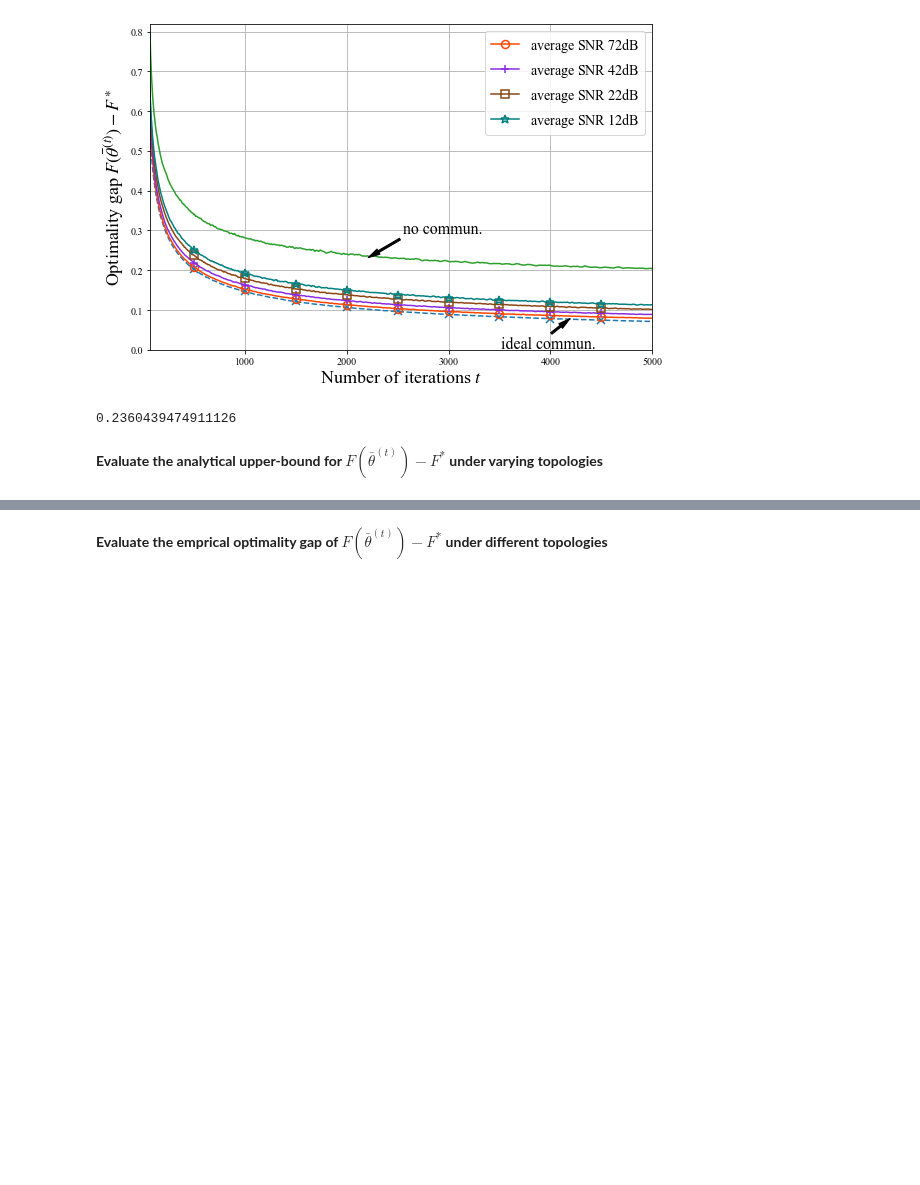
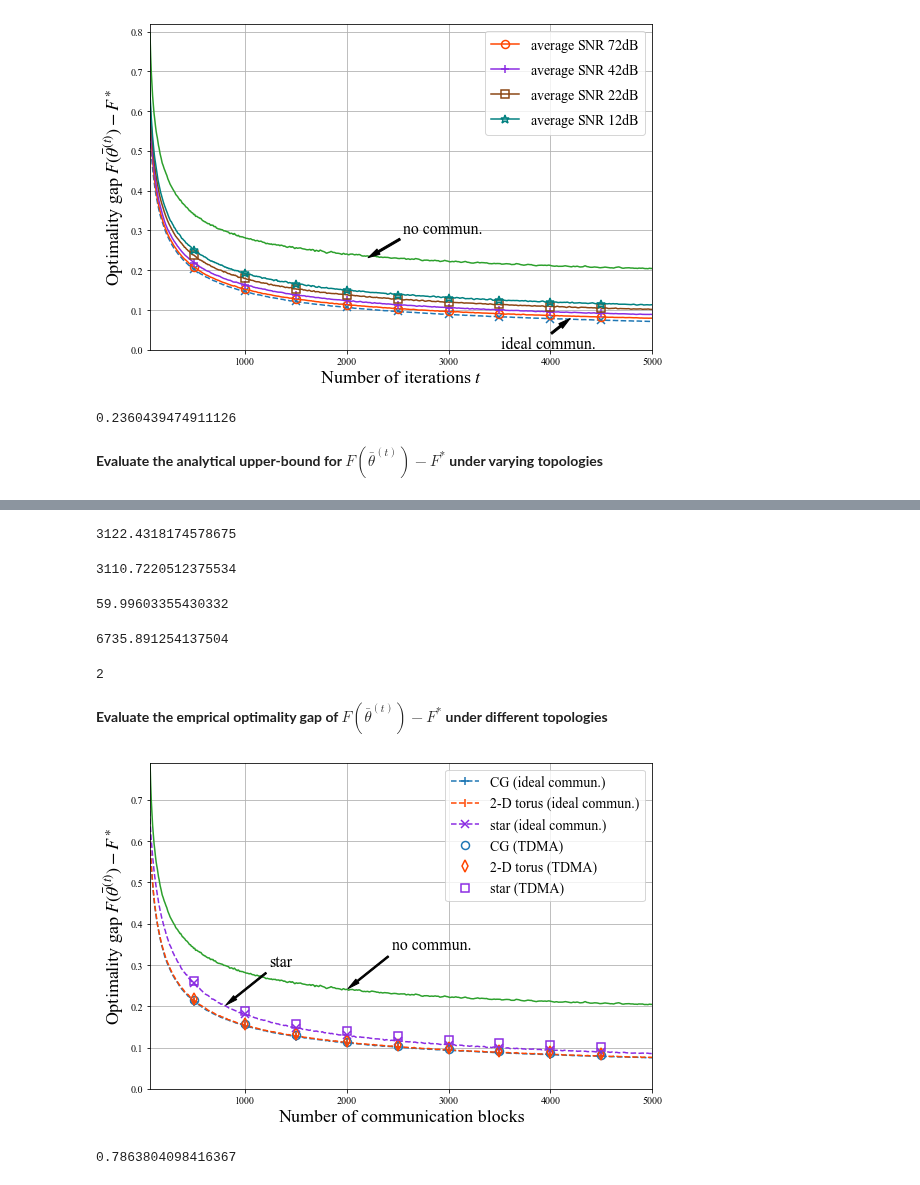
Before and after one commit to Fuzzy-Face/JSAC_FL, a Jupyter notebook: bounds_analog.ipynb, the cells around one changed output, grey strips where cells are left out. Cells and saved outputs as stored; diff of their text form; code cells hidden in the pictures; blank space fills up the shorter version.

```diff
--- a/bounds_analog.ipynb
+++ b/bounds_analog.ipynb
@@ -374,2 +387,9 @@ df8.rolling(window = 49).mean().mean(axis = 1)[2200]
 # %% [markdown]
 **Evaluate the analytical upper-bound for $F({\bar{\theta}}^{(t)}) - F^\ast$ under varying topologies**
+# %%
+K = 20
+d = 7850
+a = 1.6e6
+gb = 2
+tilde_N0_T_org = 0.000000021 # assuming tilde N_{0,T} is calculated based on barP = 2e-7
+a_prime = 2e4 # a_prime> a * (\tilde N_{0,T})**(.25),
@@ -376,2 +549,22 @@ df8.rolling(window = 49).mean().mean(axis = 1)[2200]
+# %%
+og3[2000]
+# %% [output]
+3122.4318174578675
+# %%
+og3.min()
+# %% [output]
+3110.7220512375534
+# %%
+A(delta3,beta3,omega)
+# %% [output]
+59.99603355430332
+# %%
+A(delta2,beta2,omega)
+# %% [output]
+6735.891254137504
+# %%
+gb
+# %% [output]
+2
 # %% [markdown]
 **Evaluate the emprical optimality gap of $F({\bar{\theta}}^{(t)}) - F^\ast$ under different topologies**
@@ -377,0 +616,47 @@ df8.rolling(window = 49).mean().mean(axis = 1)[2200]
+# %%
+plt.rc('font', family='Times New Roman')
+mpl.rcParams["mathtext.fontset"] = 'stix'
+fig, ax = plt.subplots(figsize = (9.0,6.0))
+df1.rolling(window = 20).mean().mean(axis = 1).plot(style = '--', marker = '+', fillstyle = 'none', ms = 8, mew = 1.5, markevery = 500, label = r'CG (ideal commun.)')
+df2.rolling(window = 20).mean().mean(axis = 1).plot(style = '--', color = 'orangered', marker = '|', fillstyle = 'none', ms = 8, mew = 1.5, markevery = 500, label = r'2-D torus (ideal commun.)')
+df3.rolling(window = 20).mean().mean(axis = 1).plot(style = '--', color = 'blueviolet', marker = 'x', fillstyle = 'none', ms = 8, mew = 1.5, markevery = 500, label = r'star (ideal commun.)')
+df4.rolling(window = 29).mean().mean(axis = 1).plot(ls = '', color = 'C0', marker = 'o', fillstyle = 'none', ms = 8, mew = 1.5, markevery = 500, label = r'CG (TDMA)')
+df5.rolling(window = 29).mean().mean(axis = 1).plot(ls = '', color = 'orangered', marker = 'd', fillstyle = 'none', ms = 8, mew = 1.5, markevery = 500, label = r'2-D torus (TDMA)')
+df6.rolling(window = 29).mean().mean(axis = 1).plot(ls = '', color = 'blueviolet', marker = 's', fillstyle = 'none', ms = 8, mew = 1.5, markevery = 500, label = r'star (TDMA)')
+# df7.rolling(window = 10).mean().mean(axis = 1).plot(color = 'saddlebrown', label = 'Ideal commun.')
+df8.rolling(window = 49).mean().mean(axis = 1).plot(color = 'tab:green', label = '')
+plt.xlabel(r'Number of communication blocks', fontsize = 18)
+plt.ylabel(r'Optimality gap $F(\bar{\theta}^{(t)})-F^\ast$', fontsize = 18)
+# plt.title(r'ER graph with $p = 0.2$ and $\barP = -57$dBm', fontsize = 14)
+plt.xlim((70, 5000))
+plt.ylim((0, 0.79))
+plt.grid()
+
+# Place legend for individual curves
+plt.legend(loc = 'upper right', fontsize = 14)
+# Place marks using annotation
+_ = ax.annotate(r'no commun.',
+            xy = (2000, .24), xycoords = 'data',
+            xytext = (45, 40), textcoords = 'offset points', fontsize = 16,
+            arrowprops=dict(facecolor = 'black', width = 1.5, headwidth = 5, shrink = 0.03))
+_ = ax.annotate(r'star',
+            xy = (800, .20), xycoords = 'data',
+            xytext = (45, 40), textcoords = 'offset points', fontsize = 16,
+            arrowprops=dict(facecolor = 'black', width = 1.5, headwidth = 5, shrink = 0.03))
+# _ = ax.annotate(r'CG',
+#             xy = (2000, .13), xycoords = 'data',
+#             xytext = (-60, -35), textcoords = 'offset points', fontsize = 16,
+#             arrowprops=dict(facecolor = 'black', width = 2, headwidth = 6, shrink = 0.03))
+# _ = ax.annotate(r'2-D torus',
+#             xy = (2300, .13), xycoords = 'data',
+#             xytext = (30, 25), textcoords = 'offset points', fontsize = 16,
+#             arrowprops=dict(facecolor = 'black', width = 2, headwidth = 6, shrink = 0.03))
+
+# _ = plt.savefig('C:/Users/Helen/Documents/visiting_research@KCL/D2D_DSGD/XXX20-FL_over_D2D/eps/ana_og_vs_topology.eps',format='eps', dpi=600)
+plt.show()
+# %% [output]
+[figure, added]
+# %%
+df8.rolling(window = 49).mean().mean(axis = 1)[70]
+# %% [output]
+0.7863804098416367
```
Also changed, not shown: parts of 14 cells of this notebook, 5 other files.
